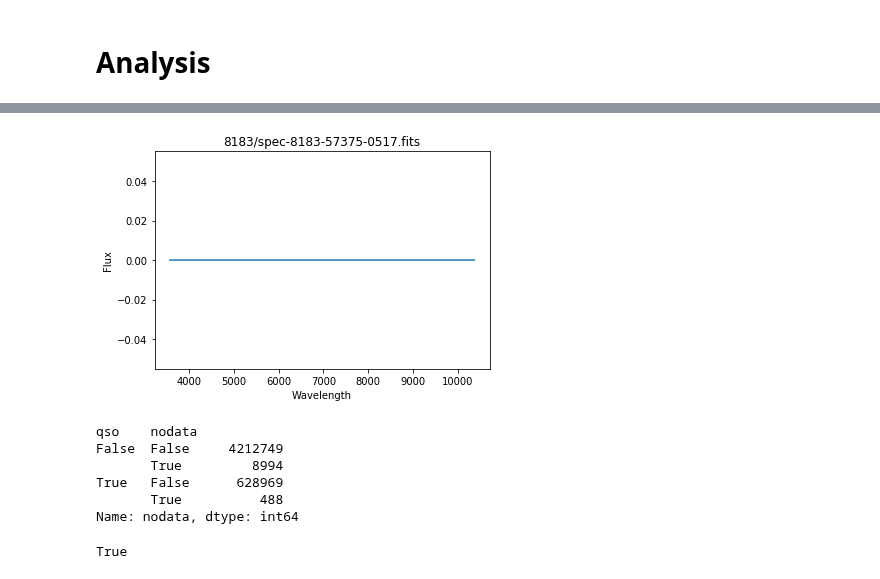
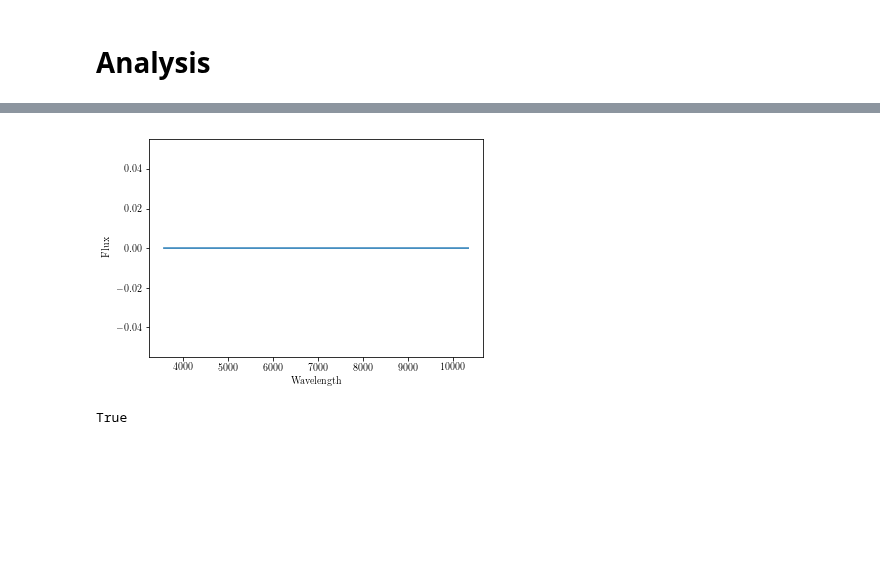
Before and after one commit to podondra/deep-da, a Jupyter notebook: sdss_analysis.ipynb, the cells around one changed output, grey strips where cells are left out. Saved outputs shown, nothing was run; the diff lists cells and outputs as text; code cells hidden in the pictures; blank space fills up the shorter version.

```diff
--- a/sdss_analysis.ipynb
+++ b/sdss_analysis.ipynb
@@ -14,7 +14,6 @@ from qso import sdss
 # %%
-SDSS_DIR = path.join("data", "sdss")
-SDSS_DR14 = path.join(SDSS_DIR, "sdss_dr14")
-SDSS_CATALOG = path.join(SDSS_DIR, "specObj-dr14.fits")
-SDSS_QSO_CATALOG = path.join(SDSS_DIR, "DR14Q_v4_4.fits")
-SDSS_HDF5 = path.join(SDSS_DIR, "sdss_dr14.hdf5")
-SDSS_SELECTED_CATALOG = path.join(SDSS_DIR, "sdss_dr14_selected.csv")
+SDSS_DIR = Path("data") / "sdss"
+SDSS_DR14 = SDSS_DIR / "sdss_dr14"
+SDSS_CATALOG = SDSS_DIR / "specObj-dr14.fits"
+SDSS_QSO_CATALOG = SDSS_DIR / "DR14Q_v4_4.fits"
+FIGS_DIR = Path("figs")
@@ -25,10 +27,10 @@ According to [data model](https://data.sdss.org/datamodel/files/SPECTRO_REDUX/sp
 contains the list of all spectra for a given data release,
 with associated parameters from the 2D and 1D pipelines for each.
 # %%
-catalog_hdul = fits.open(SDSS_CATALOG)
-catalog_hdul.info()
+with fits.open(SDSS_CATALOG) as catalog_hdul:
+    catalog_hdul.info()
+    catalog = catalog_hdul[1].data
 
-catalog = catalog_hdul[1].data
 n_spec = catalog.shape[0]
 # %% [output]
 Filename: data/sdss/specObj-dr14.fits
@@ -124,11 +113,9 @@ Known problems of the catalog are listed in a Jupyter notebook
 [Preparing SDSS DR14 VACs](https://github.com/noaodatalab/digestor/blob/master/docs/notebooks/Preparing_SDSS_DR14_VACs.ipynb)
 where VACs value added catalogs.
 # %%
-qso_hdul = fits.open(SDSS_QSO_CATALOG)
-qso_hdul.info()
-
-columns = qso_hdul[1].columns
-qso_catalog = qso_hdul[1].data
+with fits.open(SDSS_QSO_CATALOG) as qso_hdul:
+    qso_hdul.info()
+    qso_catalog = qso_hdul[1].data
 # %% [output]
 Filename: data/sdss/DR14Q_v4_4.fits
 No.    Name      Ver    Type      Cards   Dimensions   Format
@@ -235,12 +214,12 @@ catalog_df
 # %%
 def plot_spec(plate, mjd, fiberid):
     dr_path = sdss.get_dr_path(plate, mjd, fiberid)
-    filepath = path.join(SDSS_DR14, dr_path)
+    filepath = SDSS_DR14 / dr_path
     with fits.open(filepath) as hdul:
         data = hdul[1].data
-        ax = plt.axes(xlabel="Wavelength", ylabel="Flux", title=dr_path)
+        ax = plt.axes(xlabel="Wavelength", ylabel="Flux")
         ax.plot(np.power(10, data["loglam"]), data["flux"])
 
-qso = catalog_df[catalog_df["qso"]].sample()
-plot_spec(*qso.index[0])
+a_qso = catalog_df[catalog_df["qso"]].sample()
+plot_spec(*a_qso.index[0])
 # %% [output]
@@ -248,17 +227,8 @@ plot_spec(*qso.index[0])
 # %%
-nodata_spec = catalog_df[catalog_df["nodata"]].sample()
-plot_spec(*nodata_spec.index[0])
+a_nodata_spec = catalog_df[catalog_df["nodata"]].sample()
+plot_spec(*a_nodata_spec.index[0])
 # %% [output]
-[figure, old version]
+[figure, new version]
-# %%
-catalog_df.groupby("qso")["nodata"].value_counts()
-# %% [output]
-qso    nodata
-False  False     4212749
-       True         8994
-True   False      628969
-       True          488
-Name: nodata, dtype: int64
 # %%
 np.all(catalog_df["wavemin"].isna() == catalog_df["wavemax"].isna())
 # %% [output]
```
Also changed, not shown: parts of 33 cells of this notebook, 1 other file.
